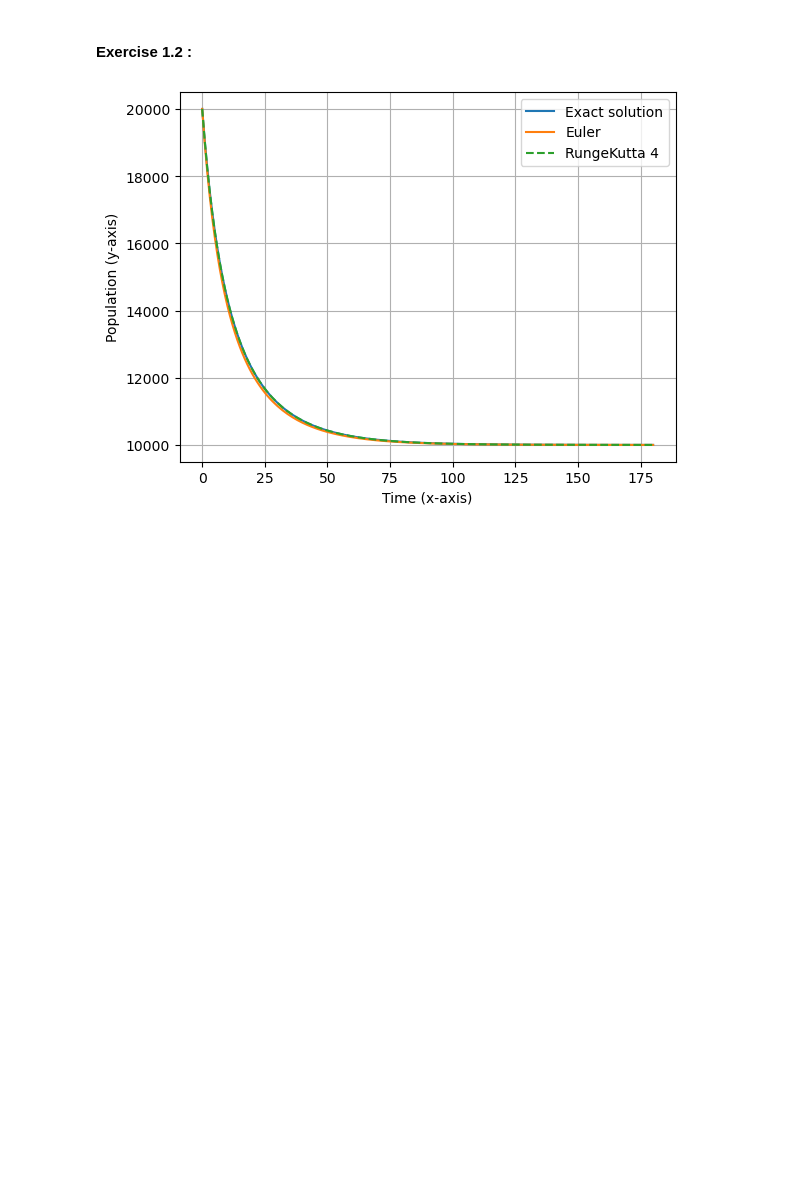
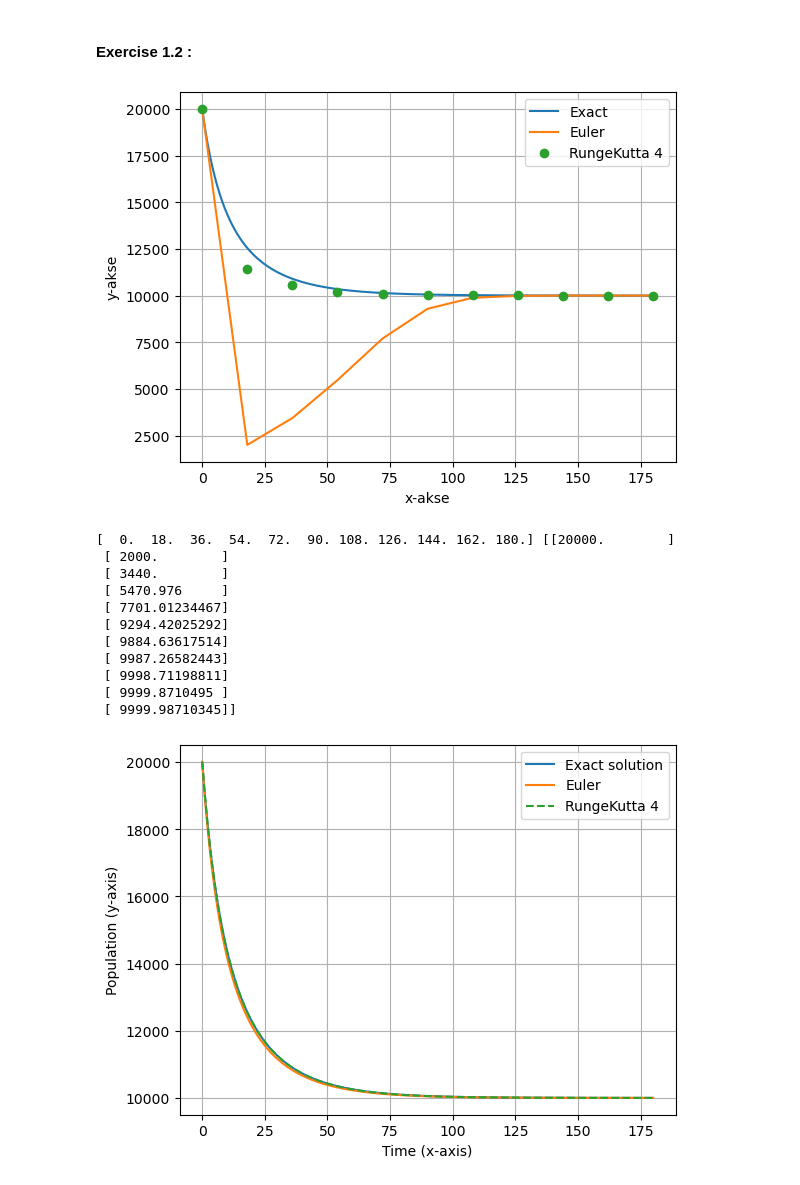
Before and after one commit to 267192/MOD300, a Jupyter notebook: Project 2.ipynb, the cells around one changed output. Saved outputs shown, nothing was run; the diff lists cells and outputs as text; code cells hidden in the pictures; blank space fills up the shorter version.

```diff
--- a/Project 2.ipynb
+++ b/Project 2.ipynb
@@ -37,8 +37,38 @@ def main():
     X2,Y2=integrate_rungk4(F,x,y,xStop,h2)
     #YEx = 100*X2-5*X2*X2+990*(np.exp(-0.1*X2)-1)
 
+
+
+    #Exact solution
+    timestep = 1 #Use month as timeunit
+
+    starttime = 0
+    endtime = 12*15 #Number of months that shall be simulated
+
+    k = 10000 #kg
+    r = 0.6/12 #Per month
+
+    N0 = 20000 #inital biomass in kg
+
+    T1 = []
+    YExact = []
+
+    t =starttime
+    y = N0
+
+    YExact.append(y)
+    T1.append(t)
+
+    while (t<endtime):
+        t = t+timestep
+
+        y=N0*k/(N0+(k-N0)*math.exp(-r*t)) #exact solution
+        T1.append(t)
+        YExact.append(y)
+
+    plt.plot(T1,YExact)
     plt.plot(X1,Y1[:,0],X2,Y2[:,0],'o')
-    plt.legend(['Euler','RungeKutta 4'])
+    plt.legend(['Exact','Euler','RungeKutta 4'])
     plt.grid(True)
     plt.xlabel('x-akse')
     plt.ylabel('y-akse')
@@ -76,33 +106,46 @@ def integrate_rungk4(F,x,y,xStop,h):
         h=min(h,xStop-x)
         y=y + run_kut4(F,x,y,h)
         x=x+h
         X.append(x)
         Y.append(y)
     return np.array(X),np.array(Y)
 
 
 def run_kut4(F,x,y,h):
   #  4th order Runge Kutta Method
     K0=h*F(x,y)
     K1=h*F(x+0.5*h,y+0.5*K0)
     K2=h*F(x+0.5*h,y+0.5*K1)
     K3=h*F(x+h,y+K2)
 
     return (K0+2*K1+2*K2+K3)/6.0
 
 
 
 def F(x,y):
     # User specified function that depends on the problem
     K = 10000
     r = 0.6/12
     F=np.zeros(1)
     F[0] = r*(1-y[0]/K)*y[0]
     return F
 
 
 
 main()
+# %% [output]
+[figure, added]
+[  0.  18.  36.  54.  72.  90. 108. 126. 144. 162. 180.] [[20000.        ]
+ [ 2000.        ]
+ [ 3440.        ]
+ [ 5470.976     ]
+ [ 7701.01234467]
+ [ 9294.42025292]
+ [ 9884.63617514]
+ [ 9987.26582443]
+ [ 9998.71198811]
+ [ 9999.8710495 ]
+ [ 9999.98710345]]
 # %%
 import numpy as np
 import matplotlib.pyplot as plt
```
